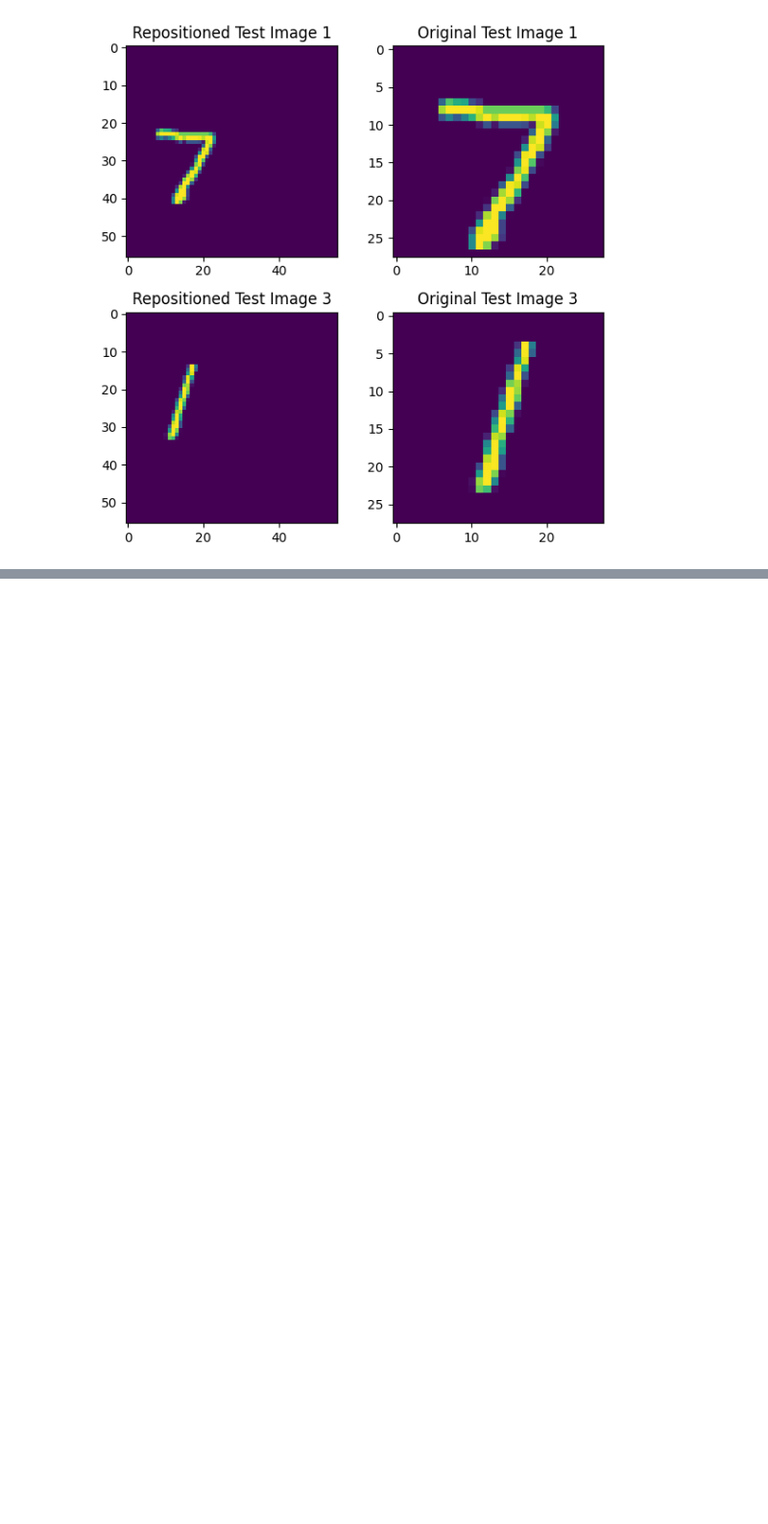
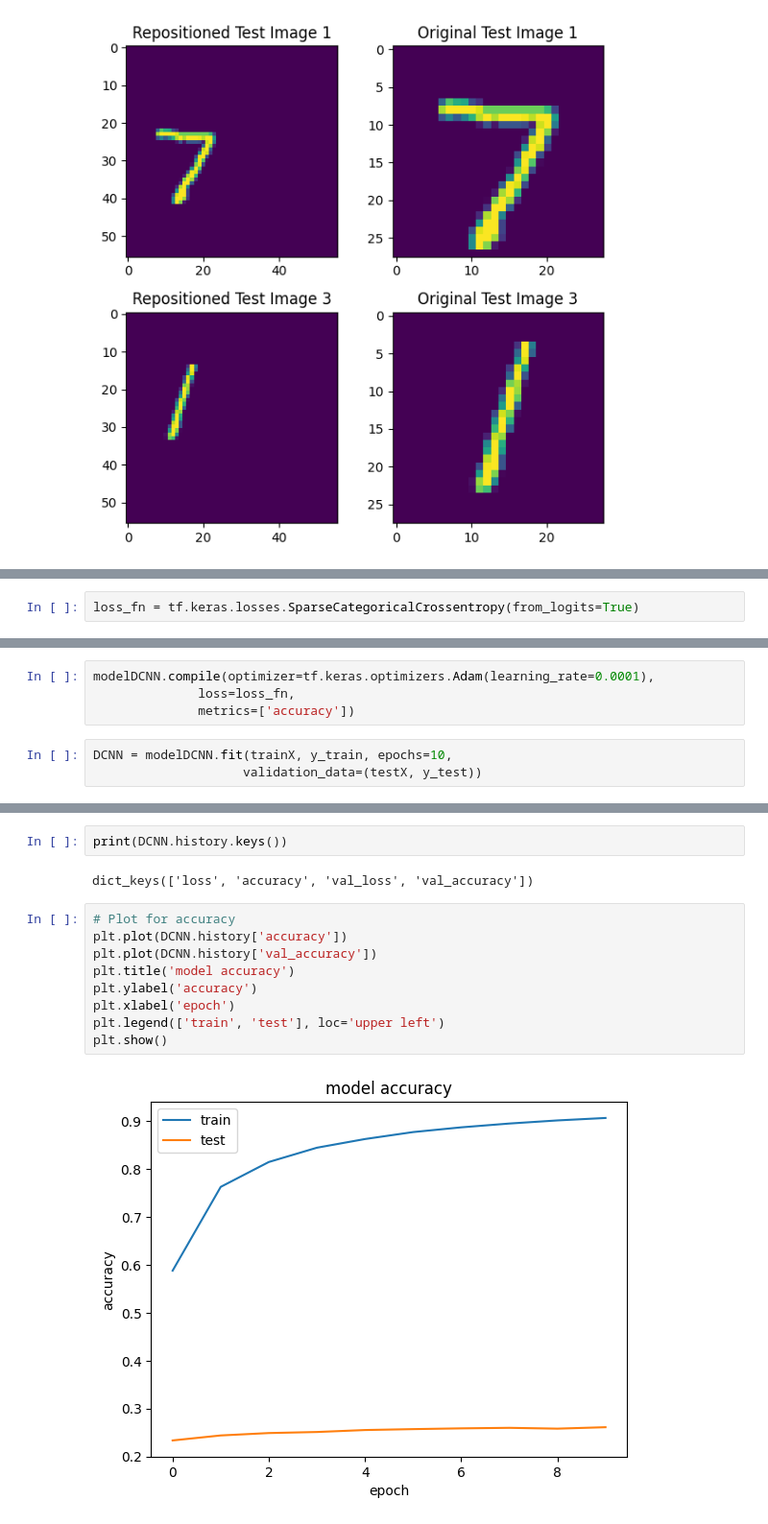
Before and after one commit to saikiranpennam/Neural-Networks, a Jupyter notebook: Assignment3_CS510.ipynb, the cells around one changed output, grey strips where cells are left out. Shown at 96% size. Cells and saved outputs as stored; diff of their text form; blank space fills up the shorter version.

```diff
--- a/Assignment3_CS510.ipynb
+++ b/Assignment3_CS510.ipynb
@@ -633,0 +651,2 @@ plt.show()
+# %%
+loss_fn = tf.keras.losses.SparseCategoricalCrossentropy(from_logits=True)
@@ -633,0 +657,7 @@ plt.show()
+# %%
+modelDCNN.compile(optimizer=tf.keras.optimizers.Adam(learning_rate=0.0001),
+              loss=loss_fn,
+              metrics=['accuracy'])
+# %%
+DCNN = modelDCNN.fit(trainX, y_train, epochs=10,
+                    validation_data=(testX, y_test))
@@ -633,0 +692,15 @@ plt.show()
+# %%
+print(DCNN.history.keys())
+# %% [output]
+dict_keys(['loss', 'accuracy', 'val_loss', 'val_accuracy'])
+# %%
+# Plot for accuracy
+plt.plot(DCNN.history['accuracy'])
+plt.plot(DCNN.history['val_accuracy'])
+plt.title('model accuracy')
+plt.ylabel('accuracy')
+plt.xlabel('epoch')
+plt.legend(['train', 'test'], loc='upper left')
+plt.show()
+# %% [output]
+[figure, added]
```
Also changed, not shown: parts of 10 cells of this notebook.
